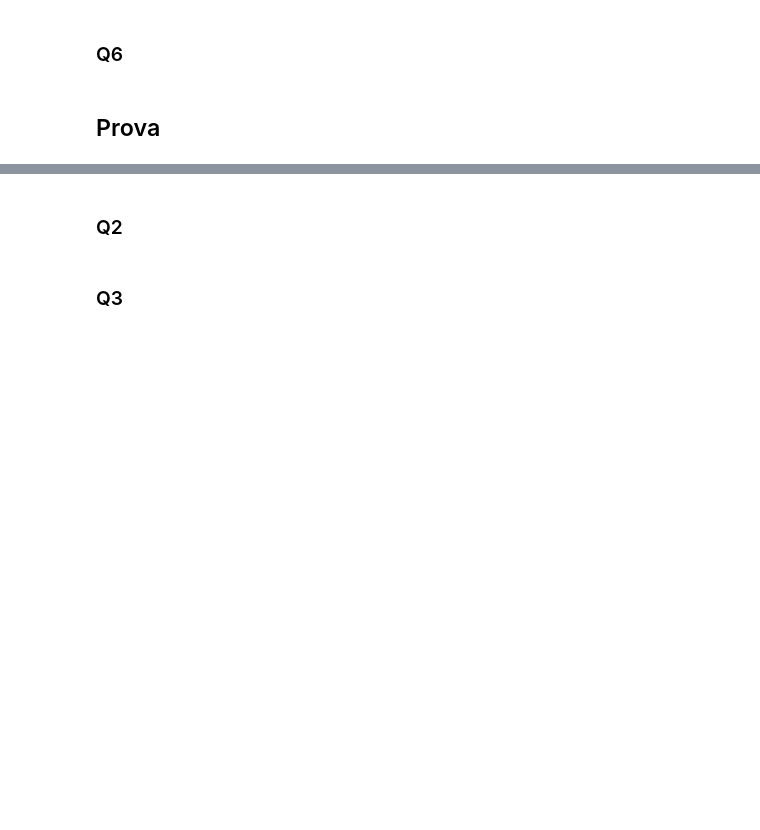
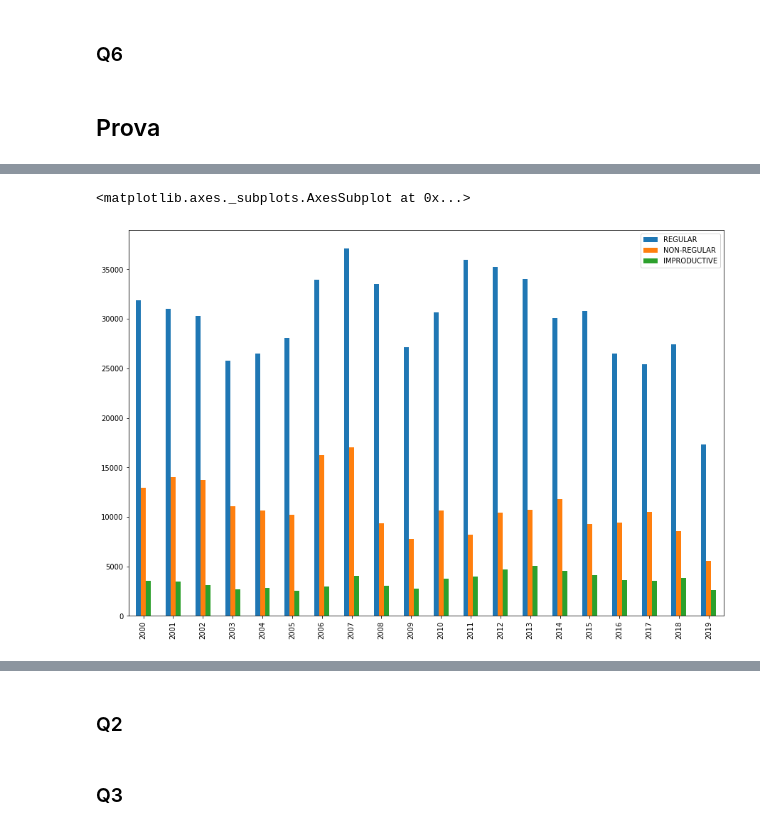
Before and after one commit to ricardokojo/MAC0459-2019, a Jupyter notebook: lista+prova.ipynb, the cells around one changed output, grey strips where cells are left out. Drawn from its saved outputs; the diff is of its cells as text; code cells hidden in the pictures; blank space fills up the shorter version.

```diff
--- a/lista+prova.ipynb
+++ b/lista+prova.ipynb
@@ -22,0 +105,3 @@ Ricardo Hideki Hangai Kojo - 10295429
+# %%
+regular_flights_per_year =  flights2[flights2['GRUPO DE VOO'] == 'Regular']['ANO'].value_counts().sort_index()
+regular_flights_per_year
@@ -22,0 +126,3 @@ Ricardo Hideki Hangai Kojo - 10295429
+# %%
+non_regular_flights_per_year =  flights2[flights2['GRUPO DE VOO'] == 'Não-regular']['ANO'].value_counts().sort_index()
+non_regular_flights_per_year
@@ -22,0 +147,3 @@ Ricardo Hideki Hangai Kojo - 10295429
+# %%
+improductive_flights_per_year =  flights2[flights2['GRUPO DE VOO'] == 'Improdutivo']['ANO'].value_counts().sort_index()
+improductive_flights_per_year
@@ -22,0 +215,9 @@ Ricardo Hideki Hangai Kojo - 10295429
+# %%
+flights_by_group = pd.DataFrame({'REGULAR': regular_flights_per_year,
+                                 'NON-REGULAR': non_regular_flights_per_year,
+                                 'IMPRODUCTIVE': improductive_flights_per_year
+                                }, index=[i for i in range(2000, 2020)])
+flights_by_group.plot.bar(figsize=(15,10))
+# %% [output]
+<matplotlib.axes._subplots.AxesSubplot at 0x...>
+[figure, added]
```
Also changed, not shown: parts of 24 cells of this notebook.
